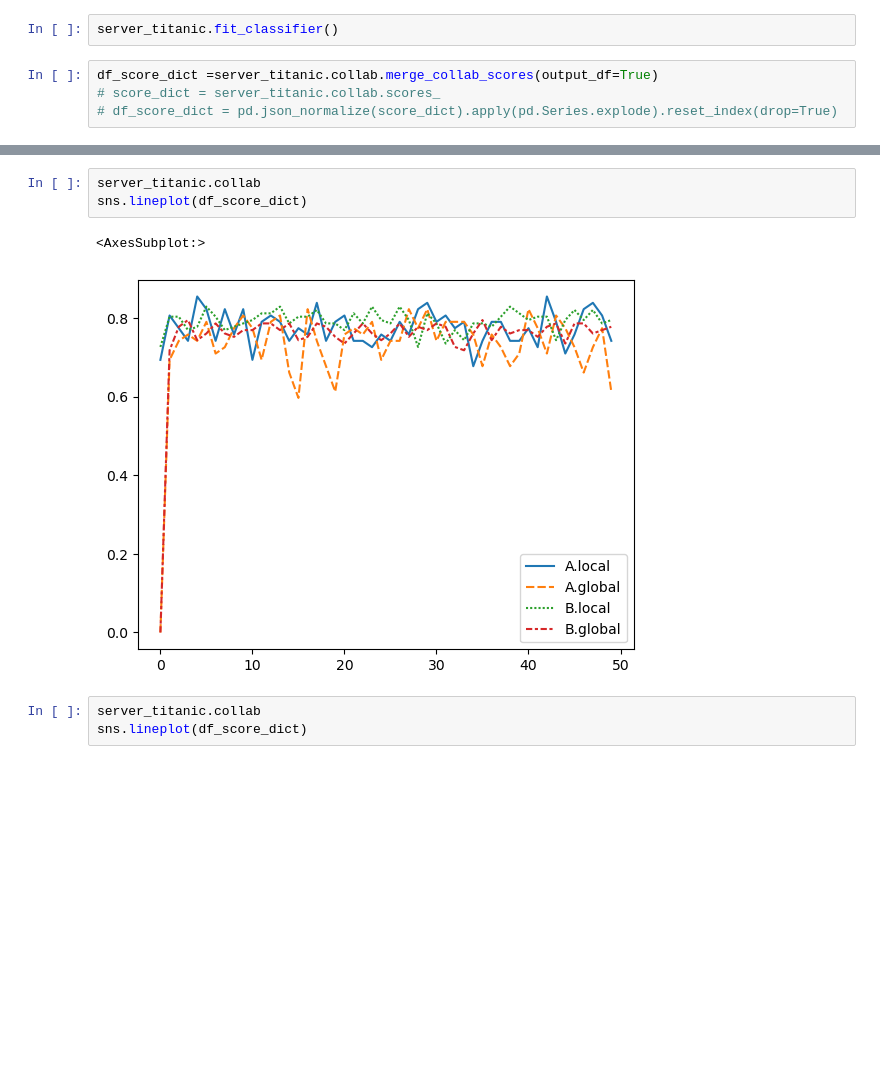
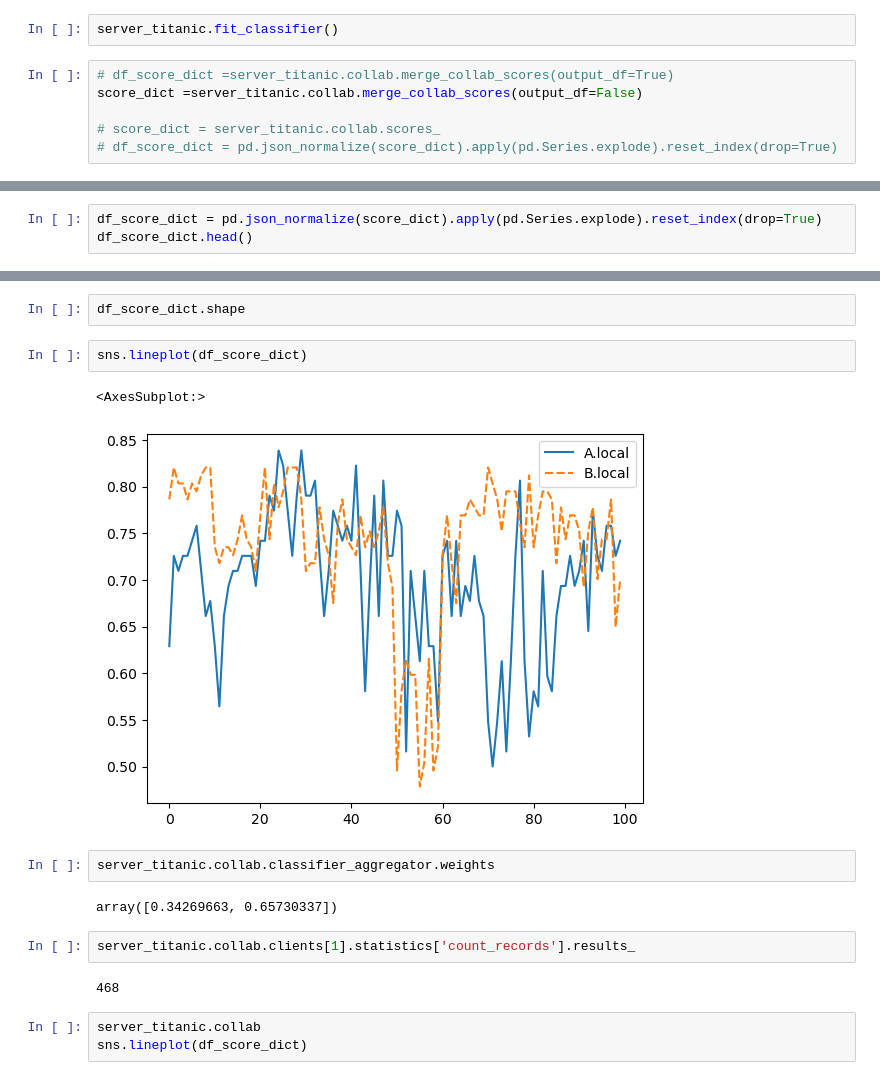
Before and after one commit to daanknoors/fl_titanic, a Jupyter notebook: notebooks/001_train_model.ipynb, the cells around one changed output, grey strips where cells are left out. Cells and saved outputs as stored; diff of their text form; blank space fills up the shorter version.

```diff
--- a/notebooks/001_train_model.ipynb
+++ b/notebooks/001_train_model.ipynb
@@ -51,6 +51,8 @@ All algorithms are distributed to clients successfully
 # %%
 server_titanic.fit_classifier()
 # %%
-df_score_dict =server_titanic.collab.merge_collab_scores(output_df=True)
+# df_score_dict =server_titanic.collab.merge_collab_scores(output_df=True)
+score_dict =server_titanic.collab.merge_collab_scores(output_df=False)
+
 # score_dict = server_titanic.collab.scores_
 # df_score_dict = pd.json_normalize(score_dict).apply(pd.Series.explode).reset_index(drop=True)
@@ -56,0 +77,3 @@ df_score_dict =server_titanic.collab.merge_collab_scores(output_df=True)
+# %%
+df_score_dict = pd.json_normalize(score_dict).apply(pd.Series.explode).reset_index(drop=True)
+df_score_dict.head()
@@ -57,9 +87,18 @@ df_score_dict =server_titanic.collab.merge_collab_scores(output_df=True)
+# %%
+df_score_dict.shape
 # %%
-server_titanic.collab
 sns.lineplot(df_score_dict)
 # %% [output]
 <AxesSubplot:>
-[figure, old version]
+[figure, new version]
+# %%
+server_titanic.collab.classifier_aggregator.weights
+# %% [output]
+array([0.34269663, 0.65730337])
+# %%
+server_titanic.collab.clients[1].statistics['count_records'].results_
+# %% [output]
+468
 # %%
 server_titanic.collab
 sns.lineplot(df_score_dict)
```
Also changed, not shown: parts of 7 cells of this notebook, 5 other files.
